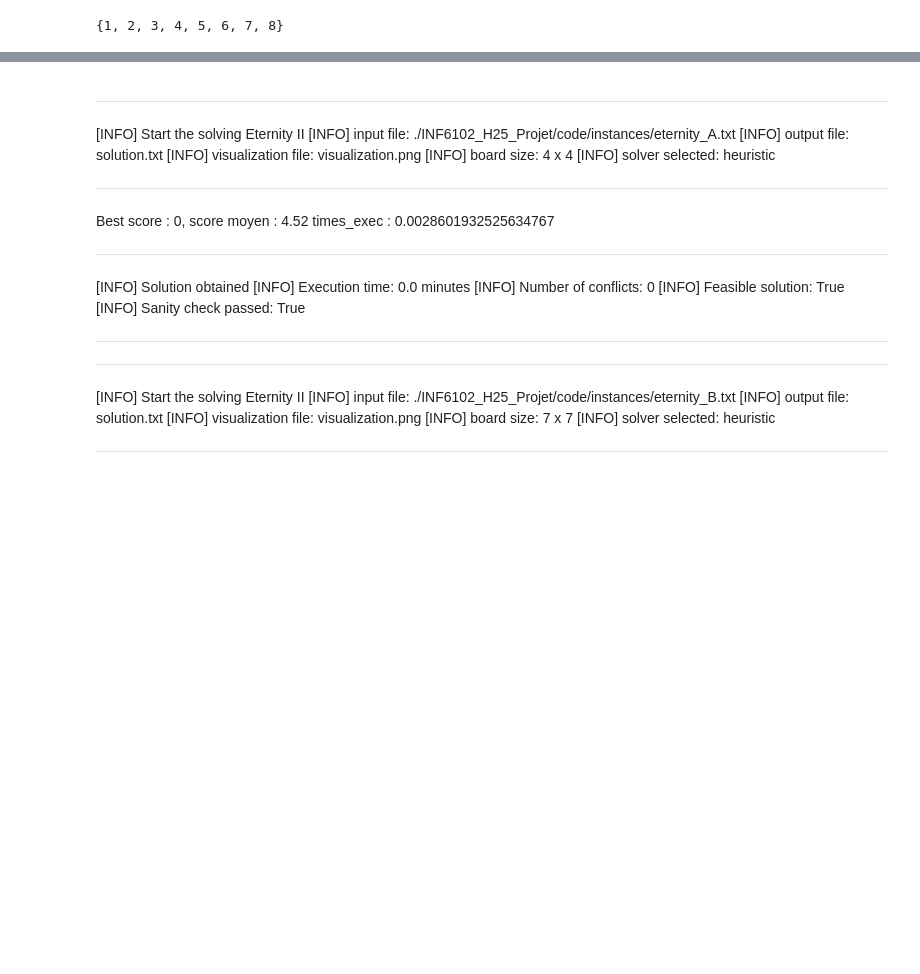
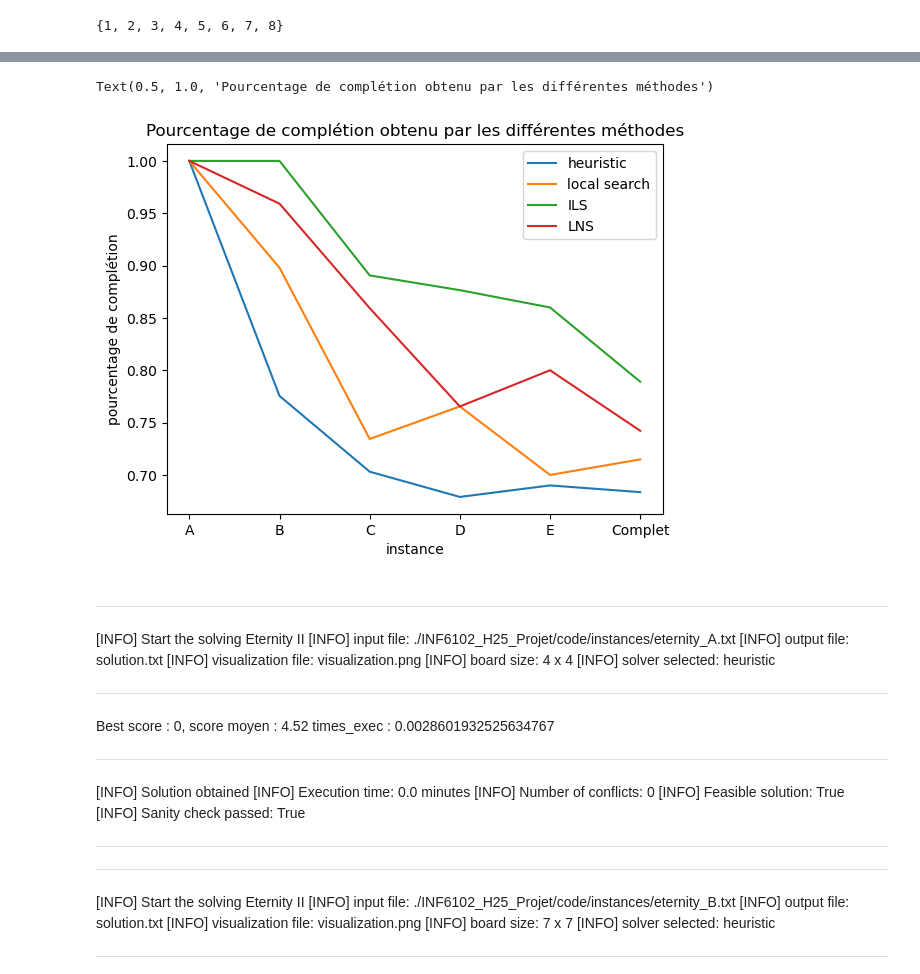
Before and after one commit to FelixLamarche/INF6102, a Jupyter notebook: INF6102_H25_Projet/code/Untitled-1.ipynb, the cells around one changed output, grey strips where cells are left out. Cells and saved outputs as stored; diff of their text form; code cells hidden in the pictures; blank space fills up the shorter version.

```diff
--- a/INF6102_H25_Projet/code/Untitled-1.ipynb
+++ b/INF6102_H25_Projet/code/Untitled-1.ipynb
@@ -5,3 +274,31 @@ Instances = ['instance A', 'instance B', 'instance C', 'instance D', 'instance E
+# %%
+import matplotlib.pyplot as plt
+
+instances = ['A', 'B', 'C', 'D', 'E', 'Complet']
+nb_pieces = [4*4, 7*7, 8*8, 9*9, 10*10, 16*16]
+
+heuristic = [0, 11, 19, 26, 31, 81]
+local_search = [0, 5, 17, 19, 21, 73]
+ILS = [0, 0, 7, 10, 14, 54]
+LNS = [0, 2, 9, 19, 20, 66]
+
+percent_heur = [(nb_pieces[i]-heuristic[i])/nb_pieces[i] for i in range(len(instances))]
+percent_ls = [(nb_pieces[i]-local_search[i])/nb_pieces[i] for i in range(len(instances))]
+percent_ILS = [(nb_pieces[i]-ILS[i])/nb_pieces[i] for i in range(len(instances))]
+percent_LNS = [(nb_pieces[i]-LNS[i])/nb_pieces[i] for i in range(len(instances))]
+
+plt.plot(instances, percent_heur, label='heuristic')
+plt.plot(instances, percent_ls, label='local search')
+plt.plot(instances, percent_ILS, label='ILS')
+plt.plot(instances, percent_LNS, label='LNS')
+
+plt.legend()
+plt.xlabel('instance')
+plt.ylabel('pourcentage de complétion')
+plt.title('Pourcentage de complétion obtenu par les différentes méthodes')
+# %% [output]
+Text(0.5, 1.0, 'Pourcentage de complétion obtenu par les différentes méthodes')
+[figure, added]
 # %% [markdown]
 ***********************************************************
 [INFO] Start the solving Eternity II
```
Also changed, not shown: parts of 1 cell of this notebook, 17 other files.
